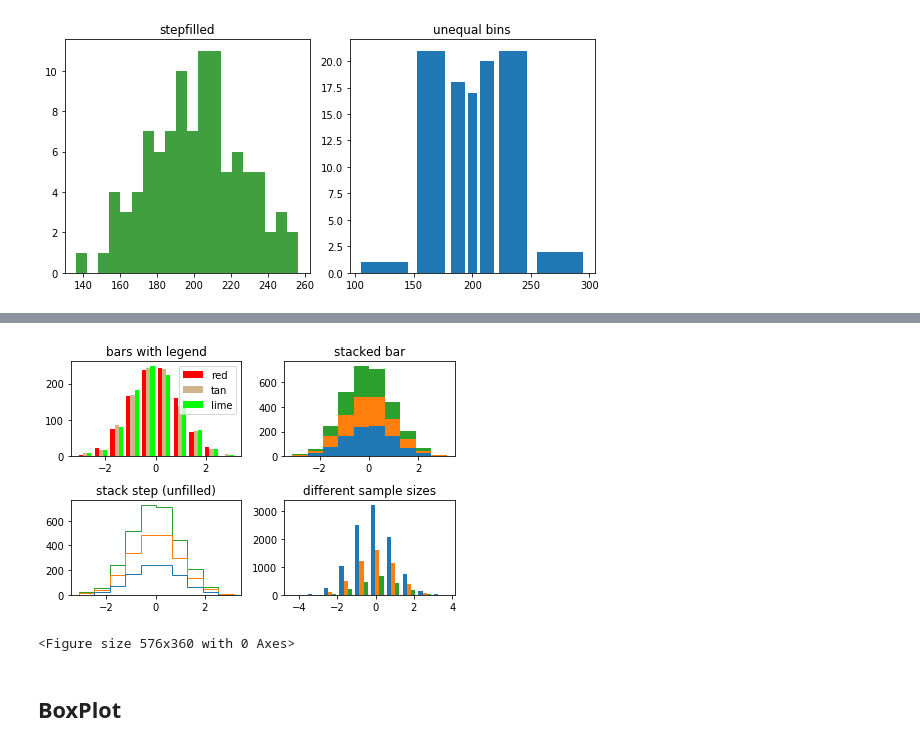
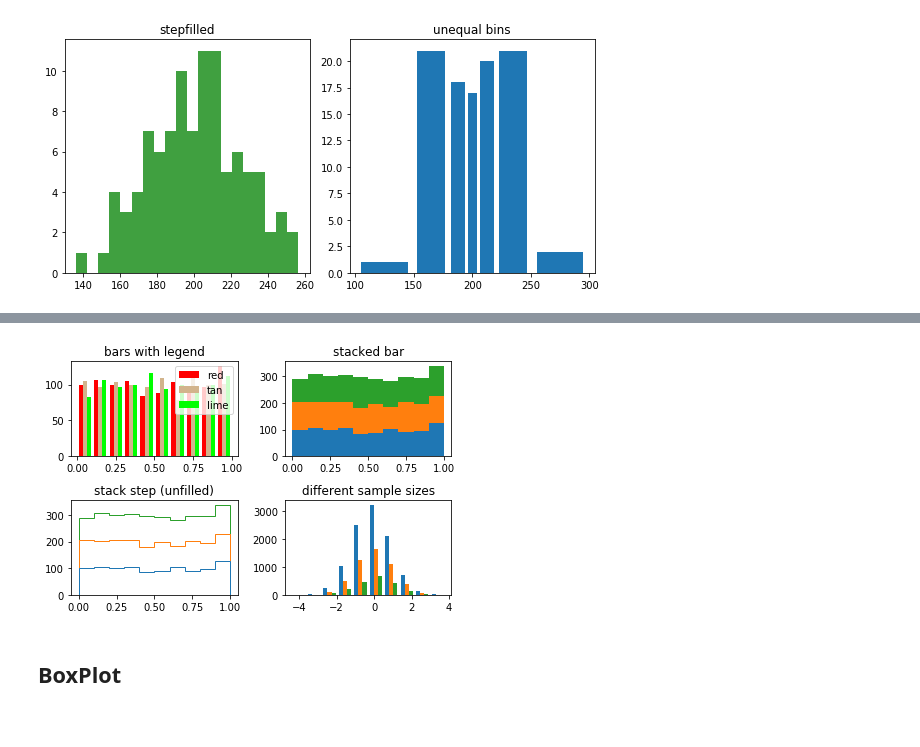
Before and after one commit to marcielbp/Statistics-and-Probability, a Jupyter notebook: python/notebooks/praticas/pr02.ipynb, the cells around one changed output, grey strips where cells are left out. Cells and saved outputs as stored; diff of their text form; code cells hidden in the pictures.

```diff
--- a/python/notebooks/praticas/pr02.ipynb
+++ b/python/notebooks/praticas/pr02.ipynb
@@ -39,33 +39,32 @@ alt.Chart(data).mark_bar().encode(x='x',y='y')
 # %%
 np.random.seed(0)
 
 n_bins = 10
-x = np.random.randn(1000, 3)
+x = np.random.rand(1000, 3)
 
 fig, axes = plt.subplots(nrows=2, ncols=2)
 ax0, ax1, ax2, ax3 = axes.flatten()
 
 colors = ['red', 'tan', 'lime']
 ax0.hist(x, n_bins, histtype='bar', color=colors, label=colors)
 ax0.legend(prop={'size': 10})
 ax0.set_title('bars with legend')
 
 ax1.hist(x, n_bins, histtype='bar', stacked=True)
 ax1.set_title('stacked bar')
 
 ax2.hist(x, n_bins, histtype='step', stacked=True, fill=False)
 ax2.set_title('stack step (unfilled)')
 
 # Make a multiple-histogram of data-sets with different length.
 x_multi = [np.random.randn(n) for n in [10000, 5000, 2000]]
 ax3.hist(x_multi, n_bins, histtype='bar')
 ax3.set_title('different sample sizes')
 
 fig.tight_layout()
 plt.show()
 # %% [output]
-[figure, old version]
+[figure, new version]
-<Figure size 576x360 with 0 Axes>
 # %% [markdown]
 ## BoxPlot
 # %%
```
Also changed, not shown: parts of 2 cells of this notebook, 5 other files.
